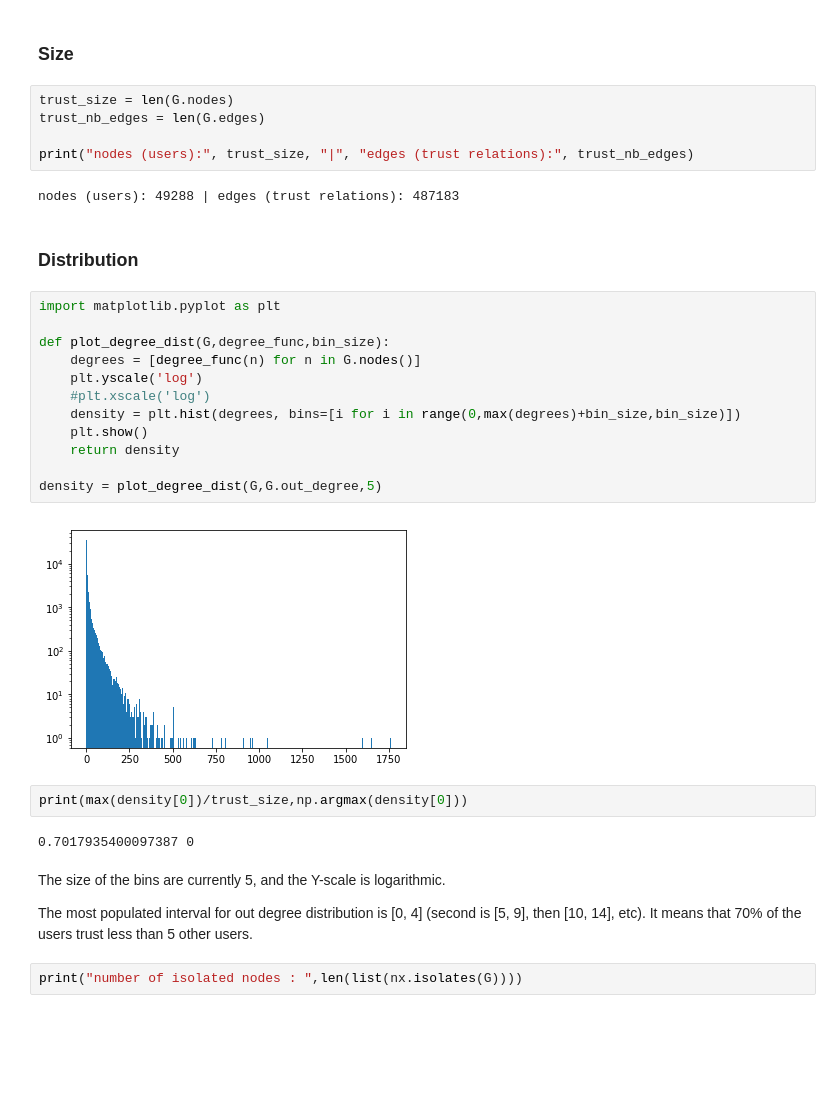
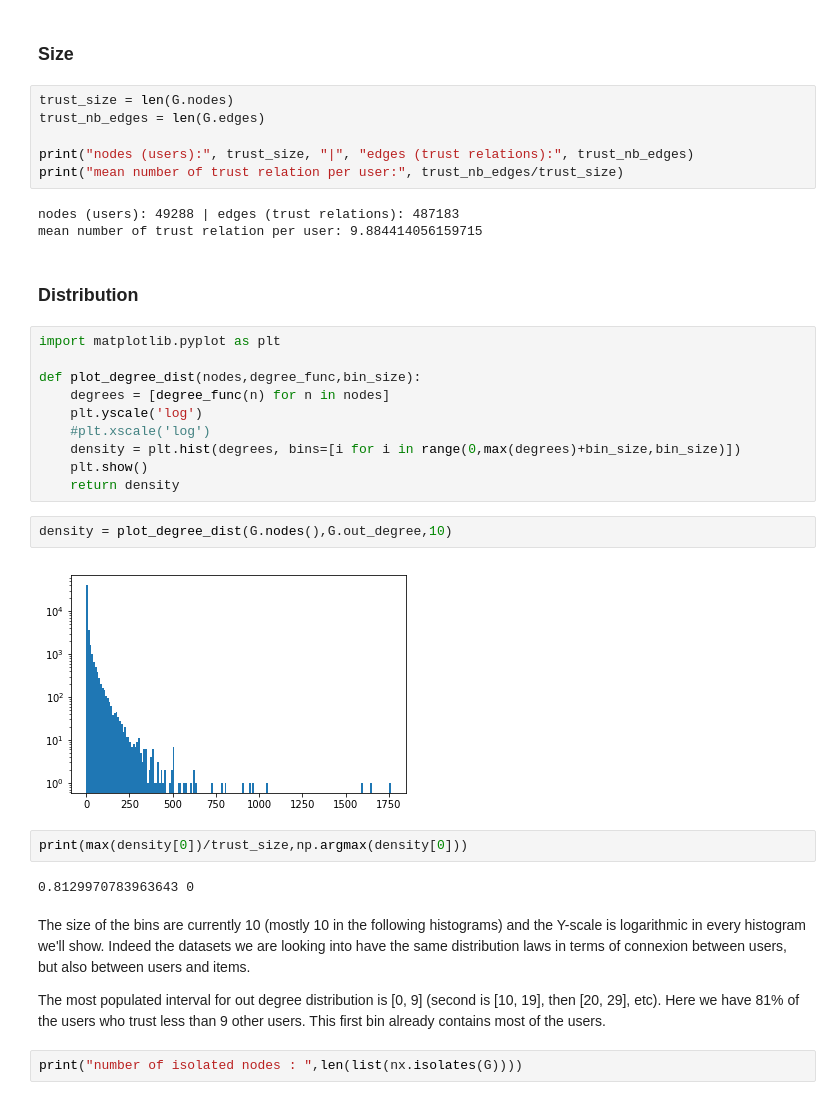
Before and after one commit to Monkeekee/Social-Regularization-Mini-Project-MC, a Jupyter notebook: dataset_analysis.ipynb, the cells around one changed output. Saved outputs shown, nothing was run; the diff lists cells and outputs as text; blank space fills up the shorter version.

```diff
--- a/dataset_analysis.ipynb
+++ b/dataset_analysis.ipynb
@@ -39,34 +48,36 @@ trust_size = len(G.nodes)
 trust_nb_edges = len(G.edges)
 
 print("nodes (users):", trust_size, "|", "edges (trust relations):", trust_nb_edges)
+print("mean number of trust relation per user:", trust_nb_edges/trust_size)
 # %% [output]
 nodes (users): 49288 | edges (trust relations): 487183
+mean number of trust relation per user: 9.884414056159715
 # %% [markdown]
 ### Distribution
 # %%
 import matplotlib.pyplot as plt
 
-def plot_degree_dist(G,degree_func,bin_size):
-    degrees = [degree_func(n) for n in G.nodes()]
+def plot_degree_dist(nodes,degree_func,bin_size):
+    degrees = [degree_func(n) for n in nodes]
     plt.yscale('log')
     #plt.xscale('log')
     density = plt.hist(degrees, bins=[i for i in range(0,max(degrees)+bin_size,bin_size)])
     plt.show()
     return density
-
-density = plot_degree_dist(G,G.out_degree,5)
-# %% [output]
-[figure, removed]
+# %%
+density = plot_degree_dist(G.nodes(),G.out_degree,10)
+# %% [output]
+[figure, added]
 # %%
 print(max(density[0])/trust_size,np.argmax(density[0]))
 # %% [output]
-0.7017935400097387 0
+0.8129970783963643 0
 # %% [markdown]
-The size of the bins are currently 5, and the Y-scale is logarithmic.
+The size of the bins are currently 10 (mostly 10 in the following histograms) and the Y-scale is logarithmic in every histogram we'll show. Indeed the datasets we are looking into have the same distribution laws in terms of connexion between users, but also between users and items.
 
 
-The most populated interval for out degree distribution is [0, 4] (second is [5, 9], then [10, 14], etc).
-It means that 70\% of the users trust less than 5 other users.
+The most populated interval for out degree distribution is [0, 9] (second is [10, 19], then [20, 29], etc).
+Here we have 81\% of the users who trust less than 9 other users. This first bin already contains most of the users.
 # %%
 print("number of isolated nodes : ",len(list(nx.isolates(G))))
 # %% [output]
```
Also changed, not shown: parts of 71 cells of this notebook.
